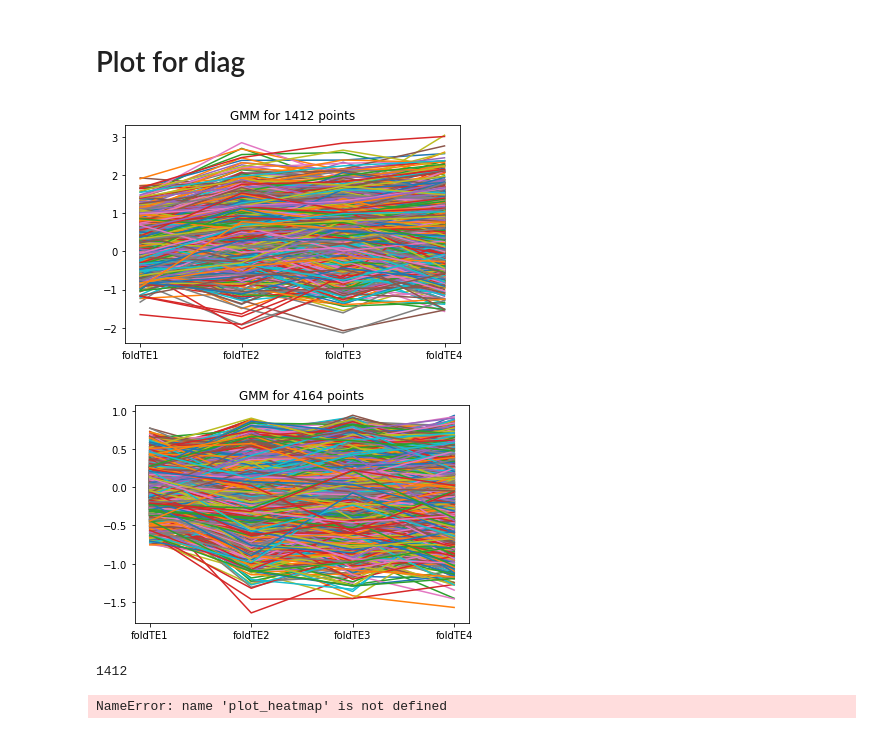
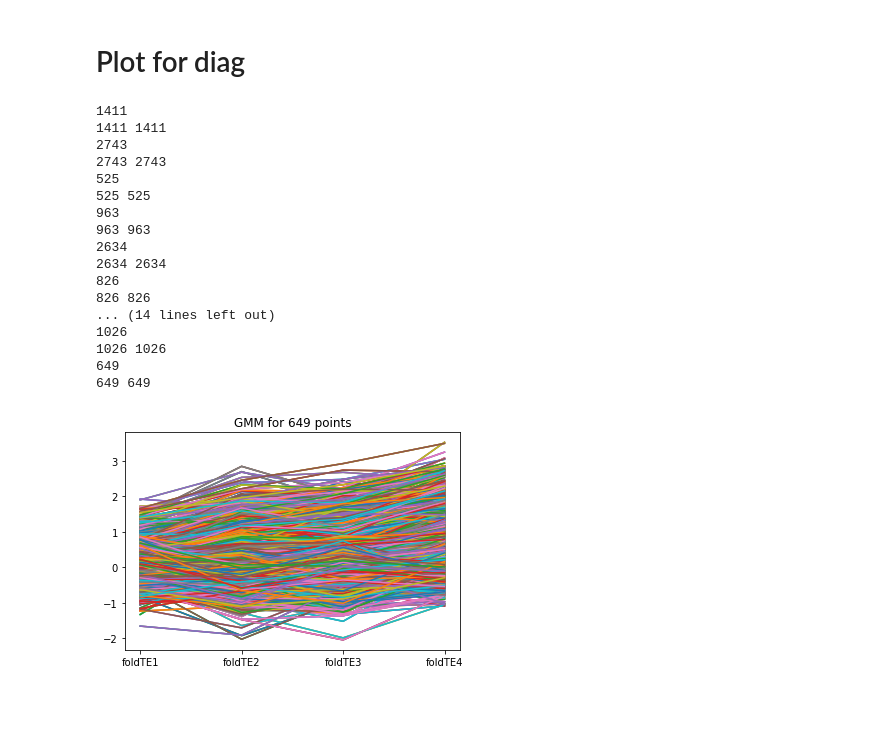
Before and after one commit to akd13/MA4199-FYP, a Jupyter notebook: Task 1/MachineLearning/Code/GMM.ipynb, the cells around one changed output. Drawn from its saved outputs; the diff is of its cells as text; code cells hidden in the pictures; blank space fills up the shorter version.

```diff
--- a/Task 1/MachineLearning/Code/GMM.ipynb
+++ b/Task 1/MachineLearning/Code/GMM.ipynb
@@ -76,6 +76,8 @@ TE['foldTE3']=TE['TE3']-TE['TE0']
 TE['foldTE4']=TE['TE4']-TE['TE0']
 # %%
 TE.to_csv('/Users/akankshitadash/Desktop/TE.txt',sep='\t',index=False)
+# %%
+TE = pd.read_csv('AdjustedRPKMOutput/TE_chrE_filtered.txt',sep='\t')
 # %%
 TE.head()
 # %% [output]
@@ -107,0 +110,2 @@ array([[-0.07175057,  0.0994913 ,  0.31143801, -0.04528745],
+# %%
+df = pd.read_csv('AdjustedRPKMOutput/TE_chrE.txt',sep='\t')
@@ -108,8 +116,10 @@ array([[-0.07175057,  0.0994913 ,  0.31143801, -0.04528745],
+# %%
+X = df[['TE0', 'TE1', 'TE2', 'TE3', 'TE4']].values
 # %% [markdown]
 # Determine optimal K for different covariance settings
 # %%
 list_k = range(2,21)
-variances = ['full'] #'spherical','diag','tied',
+variances = ['diag','tied','full'] #'spherical','diag','tied',
 for var in variances:
     BIC_score = []
     for i in list_k:
@@ -132,25 +135,56 @@ Index(['AccNum', 'GeneName', 'TE0', 'TE1', 'TE2', 'TE3', 'TE4', 'foldTE1',
 # %% [markdown]
 # Plot for diag
 # %%
-gmm = GMM(n_components=2, covariance_type='full',n_init=15)
-gmm.fit(X)
-K = 2 #insert K here
-X_predicted = [ [] for i in range(K)]
+K = [4,5,6]
+for k in K:
+    gmm = GMM(n_components=k, covariance_type='full',n_init=15)
+    gmm.fit(X)
+    X_predicted = [ [] for i in range(k)]
 
-for x in X:
-    X_predicted[gmm.predict([x])[0]].append(x)
-var_plot_list = ['foldTE1','foldTE2', 'foldTE3', 'foldTE4']
+    for x in X:
+        X_predicted[gmm.predict([x])[0]].append(x)
+    var_plot_list = ['foldTE1','foldTE2', 'foldTE3', 'foldTE4']
 
-for idx,cluster in enumerate(X_predicted):
-    fig = plt.subplot(111)
-    for points in cluster:
-        fig.plot(var_plot_list,points)
-    title = "GMM for "+str(len(cluster)) + " points"
-    plt.title(title)
-    plt.savefig('/Users/akankshitadash/Desktop/GMM/Cluster'+str(idx+1))
-    plt.show()
+    for idx,cluster in enumerate(X_predicted):
+        fig = plt.subplot(111)
+        for points in cluster:
+            fig.plot(var_plot_list,points)
+        title = "GMM for "+str(len(cluster)) + " points"
+        plt.title(title)
+        plt.savefig('/Users/akankshitadash/Desktop/GMM/'+str(k)+'/Cluster'+str(idx+1))
+
+    for idx,cluster in enumerate(X_predicted):
+        print(len(cluster))
+        genes=[]
+        acc_nums=[]
+        for row in cluster:
+            temp = TE.loc[(TE['foldTE1'] == row[0])& (TE['foldTE2']== row[1]) & (TE['foldTE3']== row[2])]
+            if(not temp.empty):
+                genes.append(temp['GeneName'].values[0])
+                acc_nums.append(temp['AccNum'].values[0])
+        print(len(cluster),len(genes))
+        with open('/Users/akankshitadash/Desktop/GMM/'+str(k)+'/Gene'+str(idx+1)+'.txt','w') as f:
+            for gene in genes:
+                f.write("%s\n" % gene)
+        with open('/Users/akankshitadash/Desktop/GMM/'+str(k)+'/AccNum'+str(idx+1)+'.txt','w') as f:
+            for acc_num in acc_nums:
+                f.write("%s\n" % acc_num)
 # %% [output]
+1411
+1411 1411
+2743
+2743 2743
+525
+525 525
+963
+963 963
+2634
+2634 2634
+826
+826 826
+... (14 lines left out)
+1026
+1026 1026
+649
+649 649
-[figure, old version]
+[figure, new version]
-[figure, removed]
-1412
-NameError: name 'plot_heatmap' is not defined
```
Also changed, not shown: parts of 19 cells of this notebook, 45 other files.
